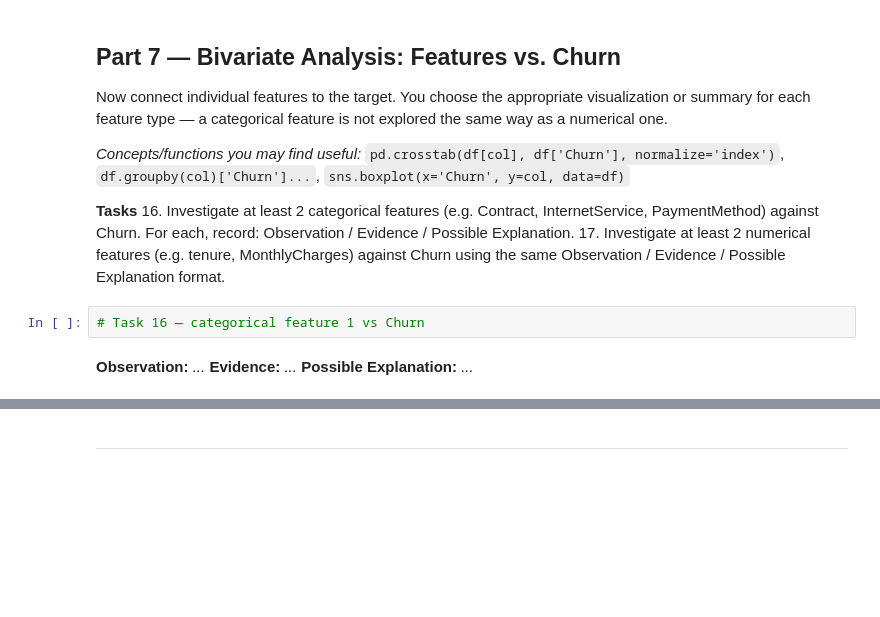
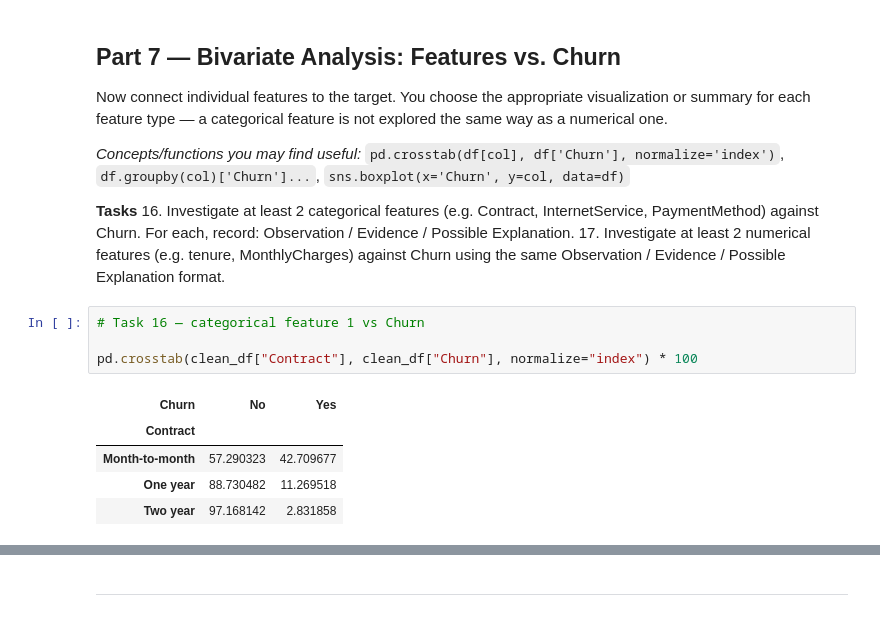
Before and after one commit to muhammadumarofficial/Python-ML_Practices, a Jupyter notebook: Lab2_Data_Cleaning_EDA_Template.ipynb, the cells around one changed output, grey strips where cells are left out. Cells and saved outputs as stored; diff of their text form; blank space fills up the shorter version.

```diff
--- a/Lab2_Data_Cleaning_EDA_Template.ipynb
+++ b/Lab2_Data_Cleaning_EDA_Template.ipynb
@@ -352,7 +352,11 @@ Now connect individual features to the target. You choose the appropriate visual
 17. Investigate at least 2 numerical features (e.g. tenure, MonthlyCharges) against Churn using the same Observation / Evidence / Possible Explanation format.
 # %%
 # Task 16 — categorical feature 1 vs Churn
+
+pd.crosstab(clean_df["Contract"], clean_df["Churn"], normalize="index") * 100
+# %% [output]
+| Churn | No | Yes |
+| Contract |  |  |
+| Month-to-month | 57.290323 | 42.709677 |
+| One year | 88.730482 | 11.269518 |
+| Two year | 97.168142 | 2.831858 |
-# %% [markdown]
-**Observation:** _..._
-**Evidence:** _..._
-**Possible Explanation:** _..._
```
Also changed, not shown: parts of 16 cells of this notebook.
